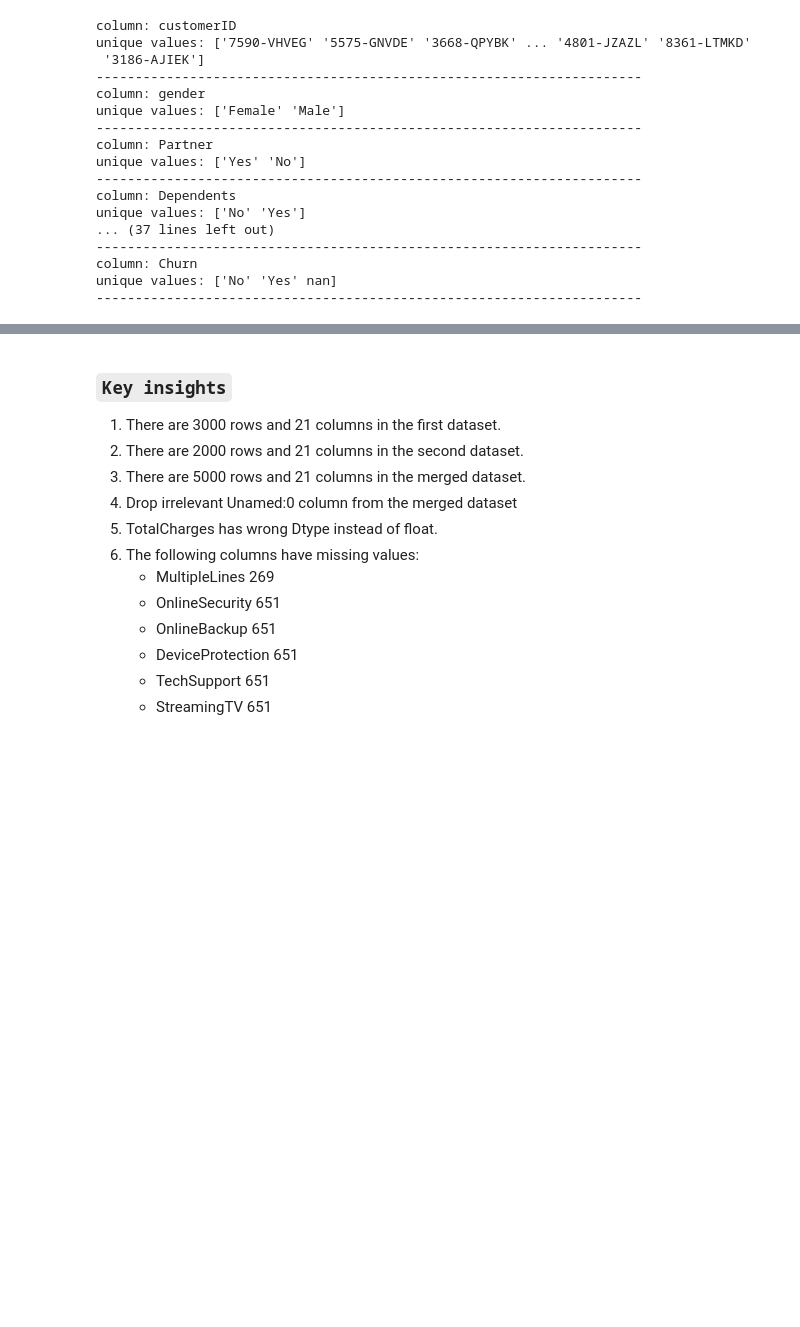
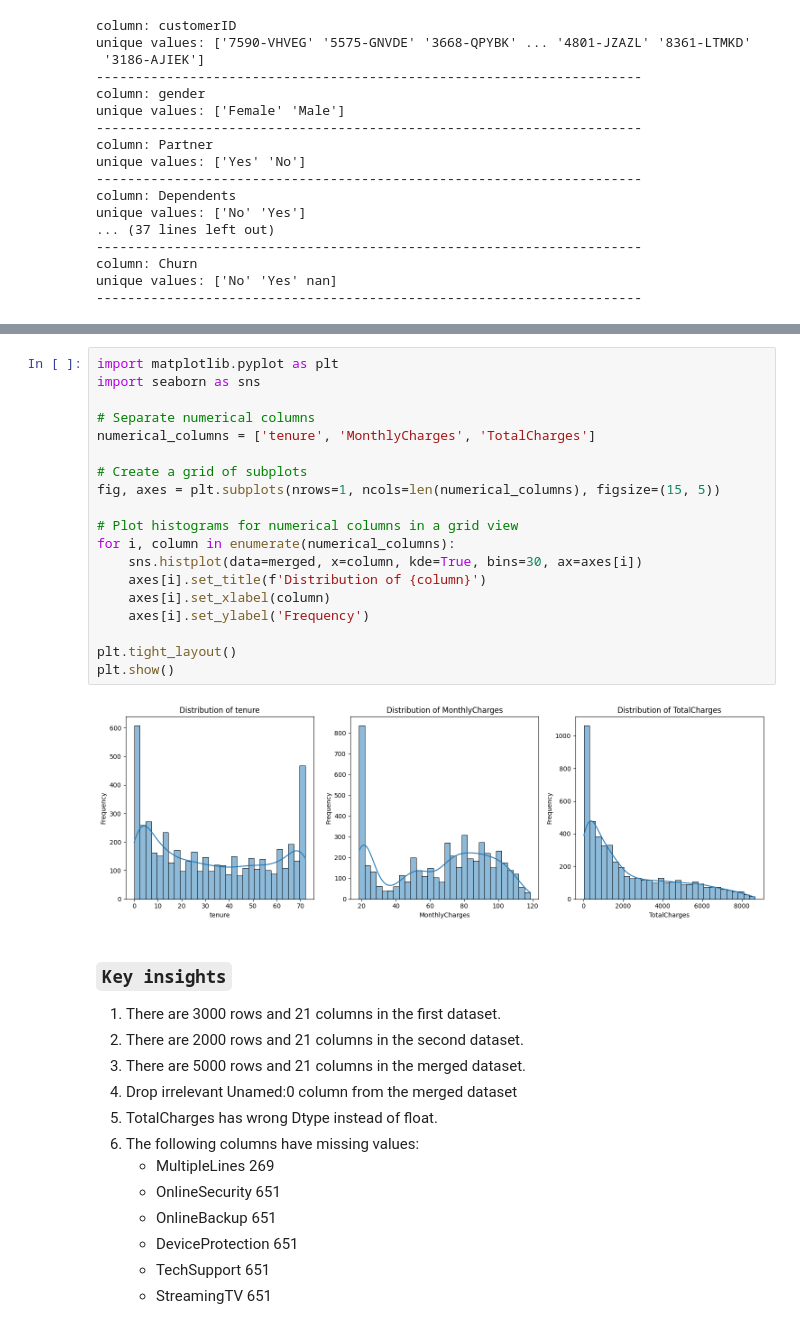
Before and after one commit to JusticeHanson/customr-churn-prediction, a Jupyter notebook: main.ipynb, the cells around one changed output, grey strips where cells are left out. Saved outputs shown, nothing was run; the diff lists cells and outputs as text; blank space fills up the shorter version.

```diff
--- a/main.ipynb
+++ b/main.ipynb
@@ -260,3 +290,24 @@ unique values: ['No' 'Yes' nan]
+# %%
+import matplotlib.pyplot as plt
+import seaborn as sns
+
+# Separate numerical columns
+numerical_columns = ['tenure', 'MonthlyCharges', 'TotalCharges']
+
+# Create a grid of subplots
+fig, axes = plt.subplots(nrows=1, ncols=len(numerical_columns), figsize=(15, 5))
+
+# Plot histograms for numerical columns in a grid view
+for i, column in enumerate(numerical_columns):
+    sns.histplot(data=merged, x=column, kde=True, bins=30, ax=axes[i])
+    axes[i].set_title(f'Distribution of {column}')
+    axes[i].set_xlabel(column)
+    axes[i].set_ylabel('Frequency')
+
+plt.tight_layout()
+plt.show()
+# %% [output]
+[figure, added]
 # %% [markdown]
 ### `Key insights`
 1. There are 3000 rows and 21 columns in the first dataset.
```
Also changed, not shown: parts of 2 cells of this notebook.
